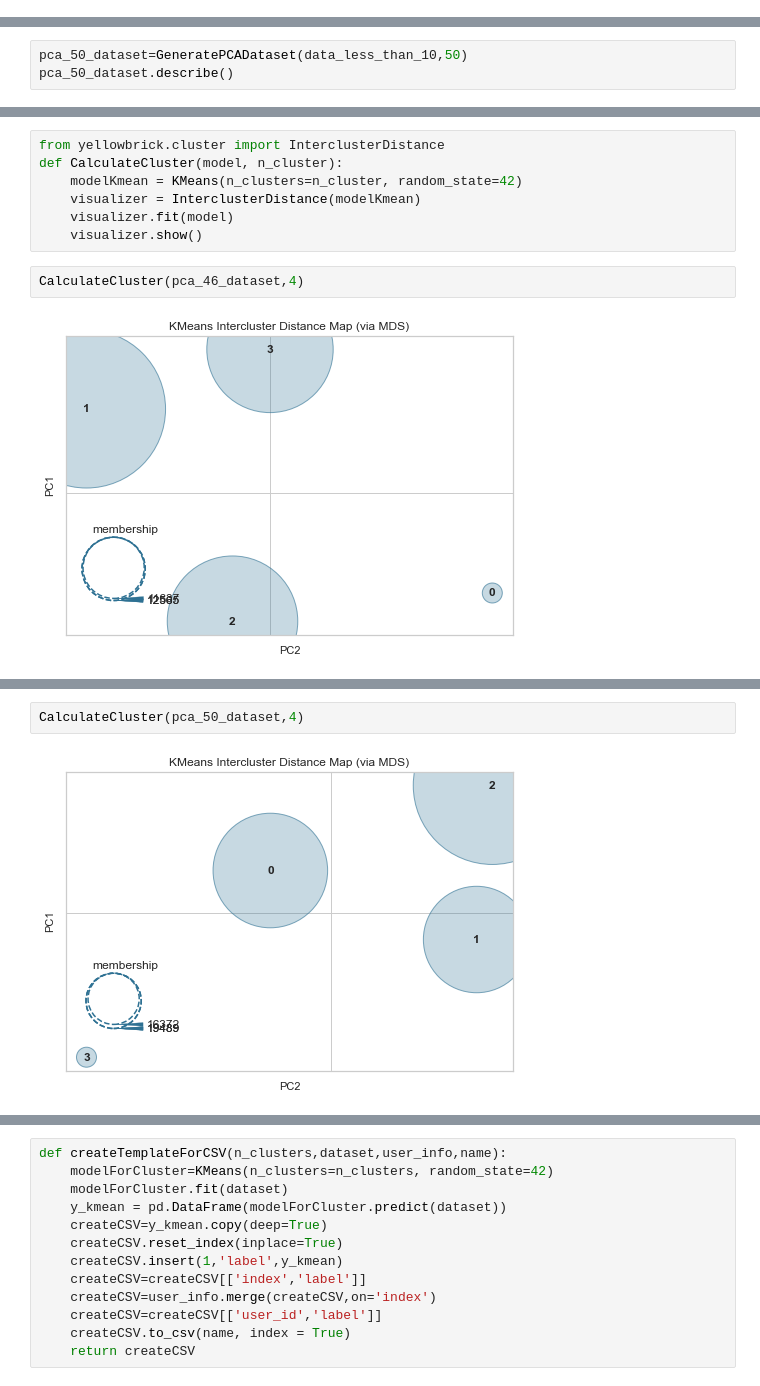
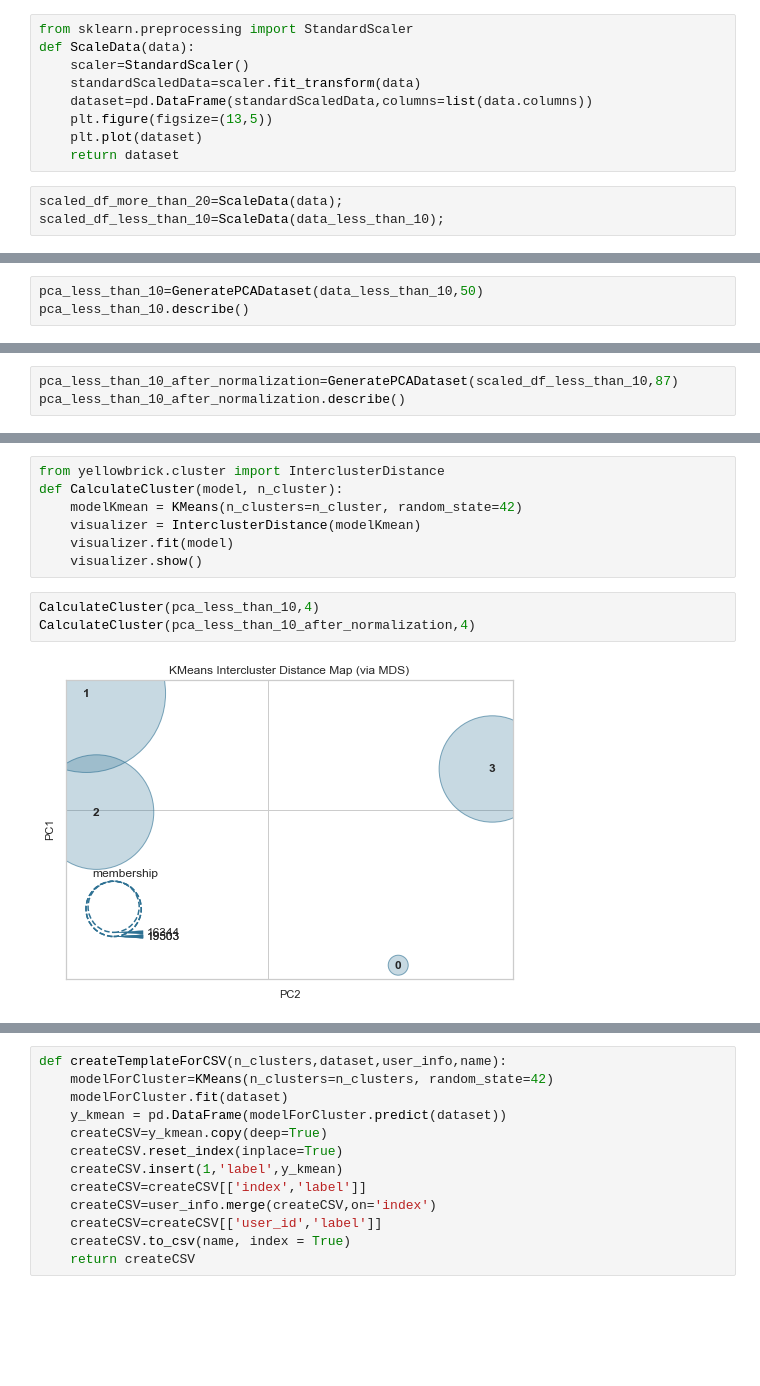
Before and after one commit to divmi/InstaCart, a Jupyter notebook: CustomerSegmentation.ipynb, the cells around one changed output, grey strips where cells are left out. Drawn from its saved outputs; the diff is of its cells as text; blank space fills up the shorter version.

```diff
--- a/CustomerSegmentation.ipynb
+++ b/CustomerSegmentation.ipynb
@@ -623,0 +692,12 @@ data_less_than_10,index_match_less_than_10=GenerateDataSet(final_list_for_user_l
+# %%
+from sklearn.preprocessing import StandardScaler
+def ScaleData(data):
+    scaler=StandardScaler()
+    standardScaledData=scaler.fit_transform(data)
+    dataset=pd.DataFrame(standardScaledData,columns=list(data.columns))
+    plt.figure(figsize=(13,5))
+    plt.plot(dataset)
+    return dataset
+# %%
+scaled_df_more_than_20=ScaleData(data);
+scaled_df_less_than_10=ScaleData(data_less_than_10);
@@ -623,0 +720,3 @@ data_less_than_10,index_match_less_than_10=GenerateDataSet(final_list_for_user_l
+# %%
+pca_less_than_10=GeneratePCADataset(data_less_than_10,50)
+pca_less_than_10.describe()
@@ -633,4 +765,4 @@ def GeneratePCADataset(user_list,n_component):
 # %%
-pca_50_dataset=GeneratePCADataset(data_less_than_10,50)
-pca_50_dataset.describe()
+pca_less_than_10_after_normalization=GeneratePCADataset(scaled_df_less_than_10,87)
+pca_less_than_10_after_normalization.describe()
 # %% [output]
@@ -774,6 +815,7 @@ def CalculateCluster(model, n_cluster):
     visualizer.fit(model)
     visualizer.show()
 # %%
-CalculateCluster(pca_46_dataset,4)
+CalculateCluster(pca_less_than_10,4)
+CalculateCluster(pca_less_than_10_after_normalization,4)
 # %% [output]
-[figure, old version]
+[figure, new version]
@@ -780,4 +822,0 @@ CalculateCluster(pca_46_dataset,4)
-# %%
-CalculateCluster(pca_50_dataset,4)
-# %% [output]
-[figure, removed]
```
Also changed, not shown: parts of 46 cells of this notebook, 9 other files.
